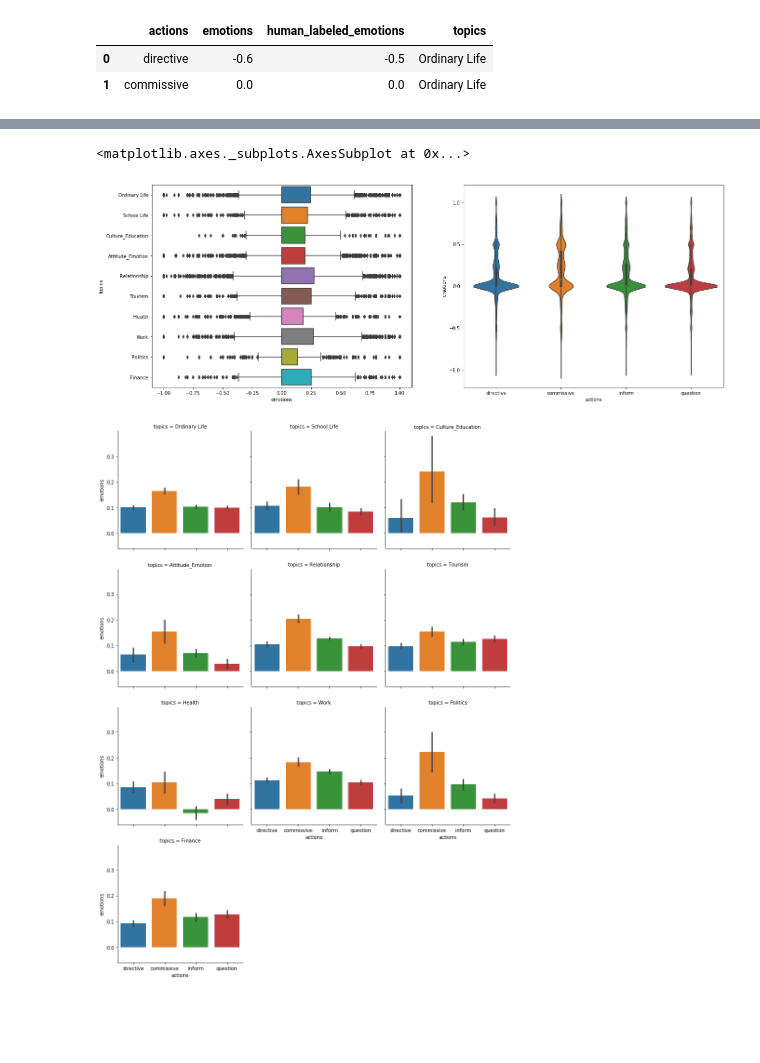
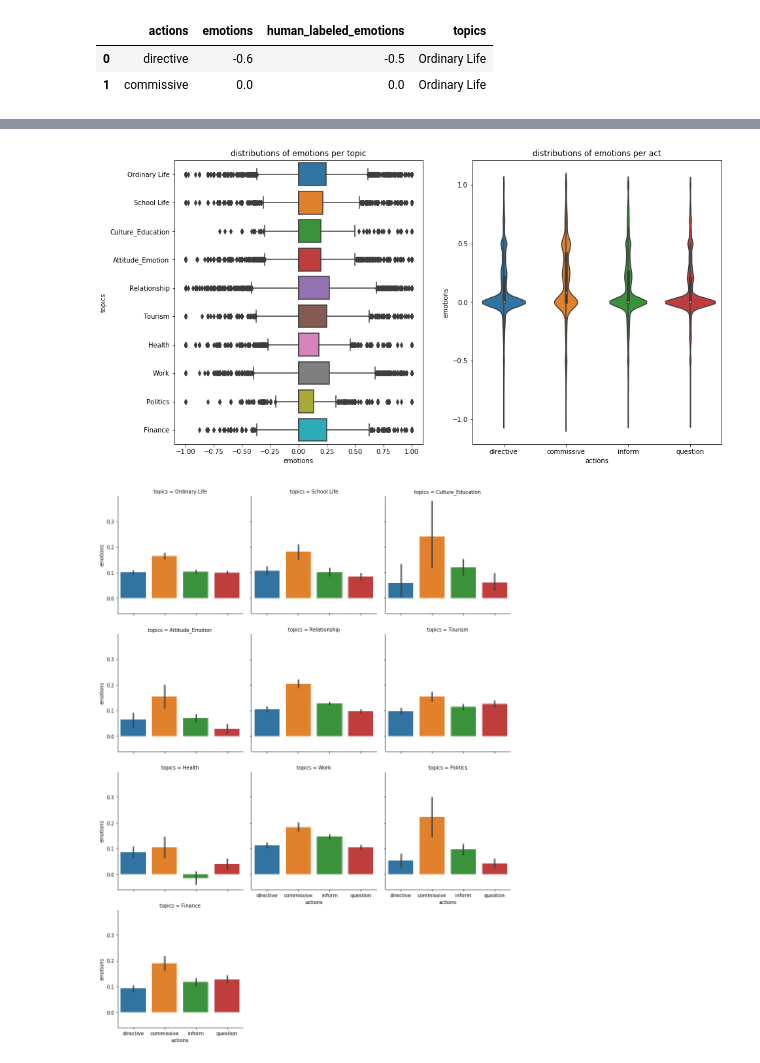
Before and after one commit to zmahoor/loris_ai_data_challenge, a Jupyter notebook: question_1.ipynb, the cells around one changed output, grey strips where cells are left out. Cells and saved outputs as stored; diff of their text form; code cells hidden in the pictures; blank space fills up the shorter version.

```diff
--- a/question_1.ipynb
+++ b/question_1.ipynb
@@ -260,13 +261,16 @@ plt.show()
 # %%
 # distribution of emotions per topic and per act
-fig, ax = plt.subplots(figsize=(22, 8))
+fig, ax = plt.subplots(figsize=(15, 8))
 plt.subplot(1, 2, 1)
 sns.boxplot(y='topics', x='emotions', data=messages_df)
+plt.title('distributions of emotions per topic')
 
 plt.subplot(1, 2, 2)
 sns.violinplot(x='actions', y='emotions', data=messages_df)
+plt.title('distributions of emotions per act')
+
+plt.show()
 # %% [output]
-<matplotlib.axes._subplots.AxesSubplot at 0x...>
-[figure, old version]
+[figure, new version]
 # %%
 # distribution of emotions per topic and per act
```
Also changed, not shown: parts of 5 cells of this notebook, 3 other files.
